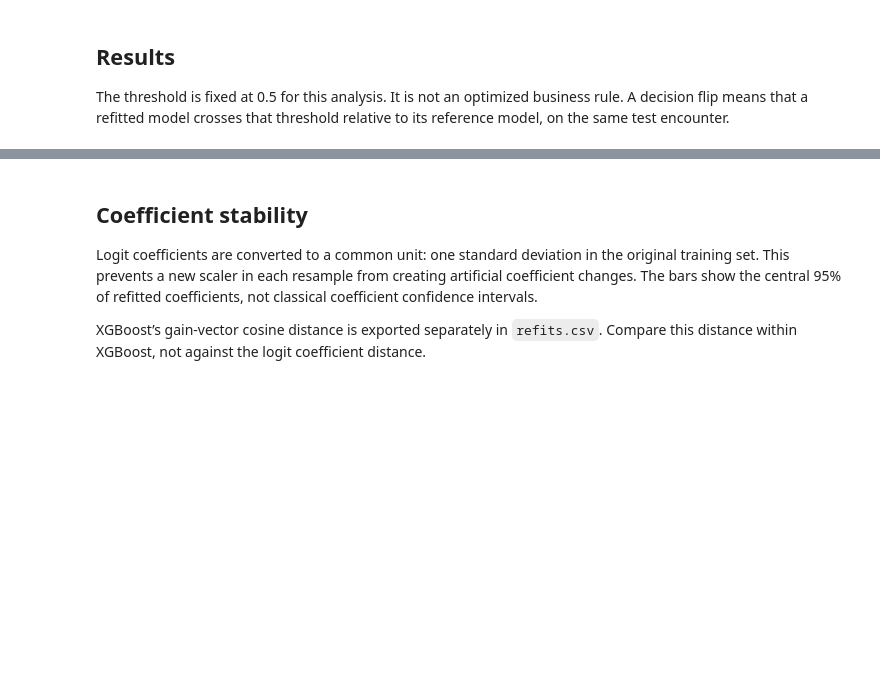
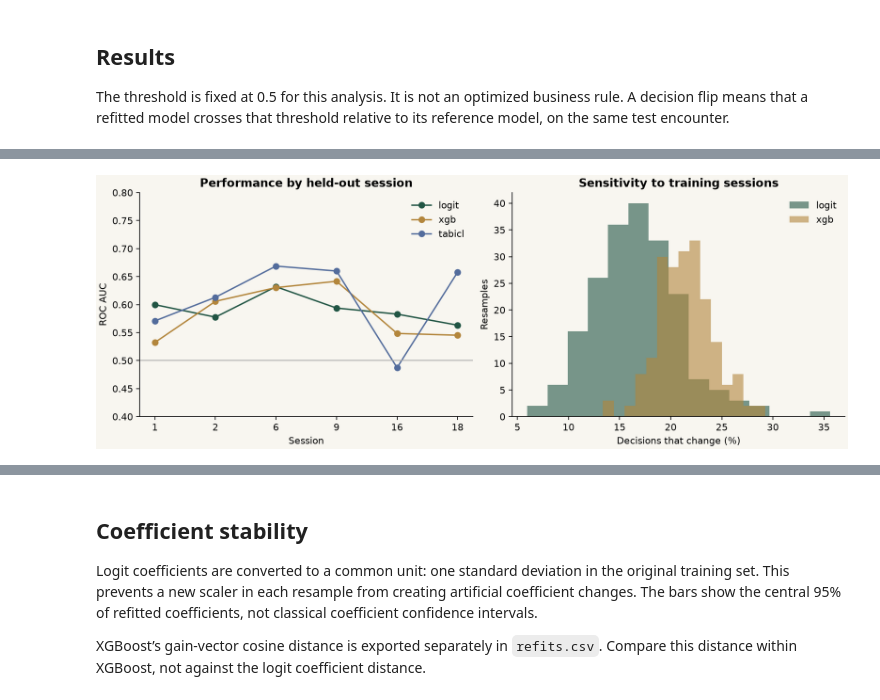
Before and after one commit to MaximilienLuc/Dating_app, a Jupyter notebook: 04_stability.executed.ipynb, the cells around one changed output, grey strips where cells are left out. Cells and saved outputs as stored; diff of their text form; code cells hidden in the pictures; blank space fills up the shorter version.

```diff
--- a/04_stability.executed.ipynb
+++ b/04_stability.executed.ipynb
@@ -65,12 +70,16 @@ Only six test sessions: treat these intervals as exploratory.
 # %%
 fig, axes = plt.subplots(1, 2, figsize=(11,4), layout="constrained")
 for name in colors:
     part=by_session[by_session.model==name]
     axes[0].plot(part.wave.astype(str), part.auc, marker="o", label=name, color=colors[name])
-    axes[1].hist(100*r.loc[r.model==name,"flip_rate"], bins=15, alpha=.6, label=name, color=colors[name])
+    if name in s["models_refitted"]:
+        axes[1].hist(100*r.loc[r.model==name,"flip_rate"], bins=15, alpha=.6, label=name, color=colors[name])
 axes[0].set(title="Performance by held-out session", xlabel="Session", ylabel="ROC AUC", ylim=(.4,.8))
 axes[0].axhline(.5, color="#aaa", lw=1)
 axes[1].set(title="Sensitivity to training sessions", xlabel="Decisions that change (%)", ylabel="Resamples")
 for ax in axes: ax.legend(frameon=False)
 fig.savefig(OUT/"stability.png", dpi=160)
-plt.show()
+plt.close(fig)
+display(Image(filename=str(OUT/"stability.png")))
+# %% [output]
+[figure, added]
```
Also changed, not shown: parts of 9 cells of this notebook, 11 other files.
